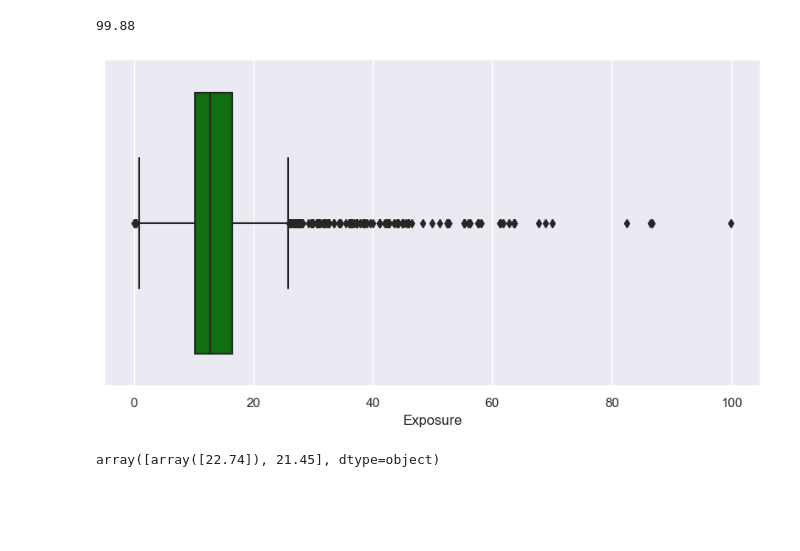
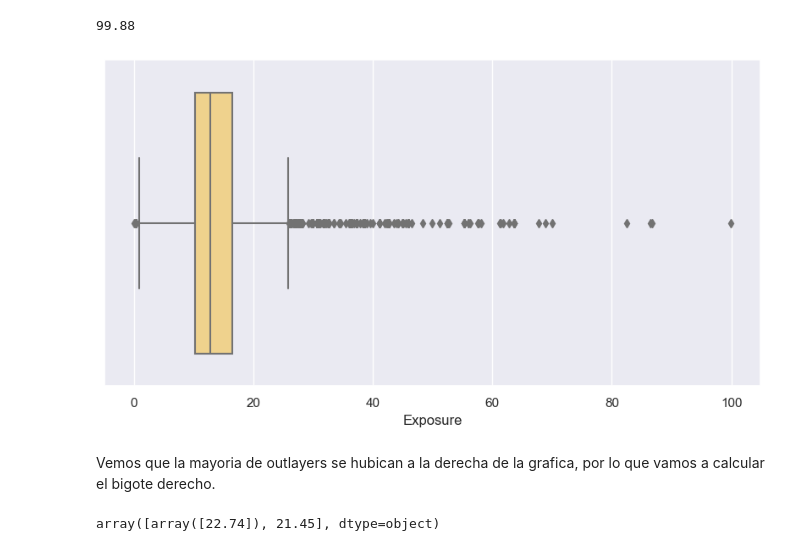
Before and after one commit to Adalab/DA_PromoC_Modulo2_Sprint1_Ana-Anahi, a Jupyter notebook: Estadistica/pp-Estadistica-Viz.ipynb, the cells around one changed output. Saved outputs shown, nothing was run; the diff lists cells and outputs as text; code cells hidden in the pictures; blank space fills up the shorter version.

```diff
--- a/Estadistica/pp-Estadistica-Viz.ipynb
+++ b/Estadistica/pp-Estadistica-Viz.ipynb
@@ -119,8 +117,8 @@ df['Exposure'].max()
 # %%
 plt.figure(figsize = (10, 5))
 sns.set(style="darkgrid")
 
-sns.boxplot(data = df, x =  "Exposure", color=  "green");
+sns.boxplot(data = df, x =  "Exposure", color=  "#FFD97D");
 # %% [output]
-[figure, old version]
+[figure, new version]
 # %%
@@ -132,3 +130,5 @@ rango_int = q3-q1
+# %% [markdown]
+Vemos que la mayoria de outlayers se hubican a la derecha de la grafica, por lo que vamos a calcular el bigote derecho.
 # %%
 outlayers_max = q3+ (rango_int*1,5)
 outlayers_max
```
Also changed, not shown: parts of 54 cells of this notebook, 1 other file.
